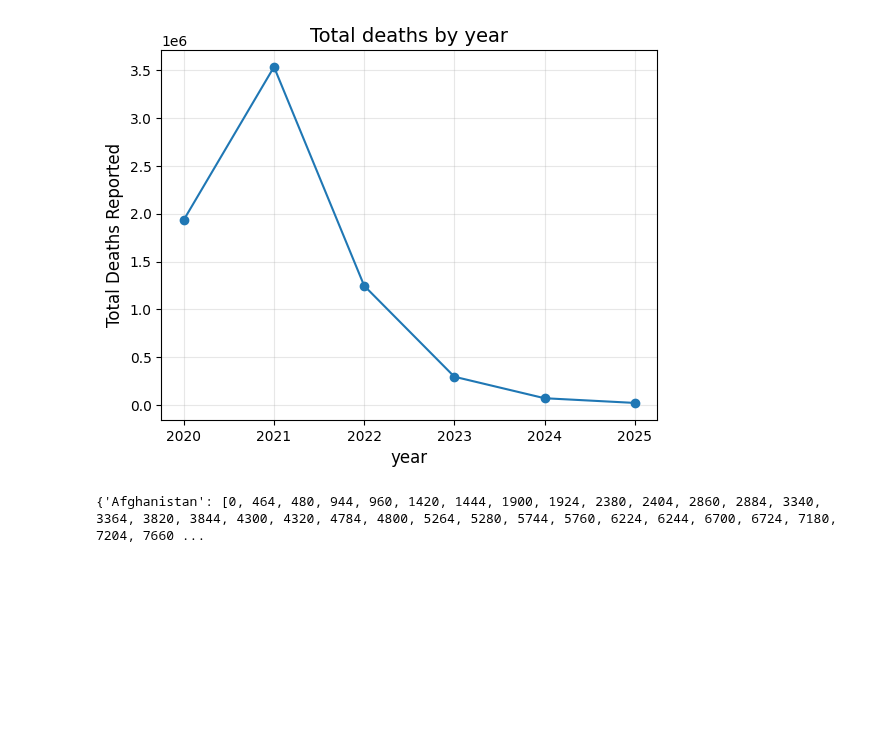
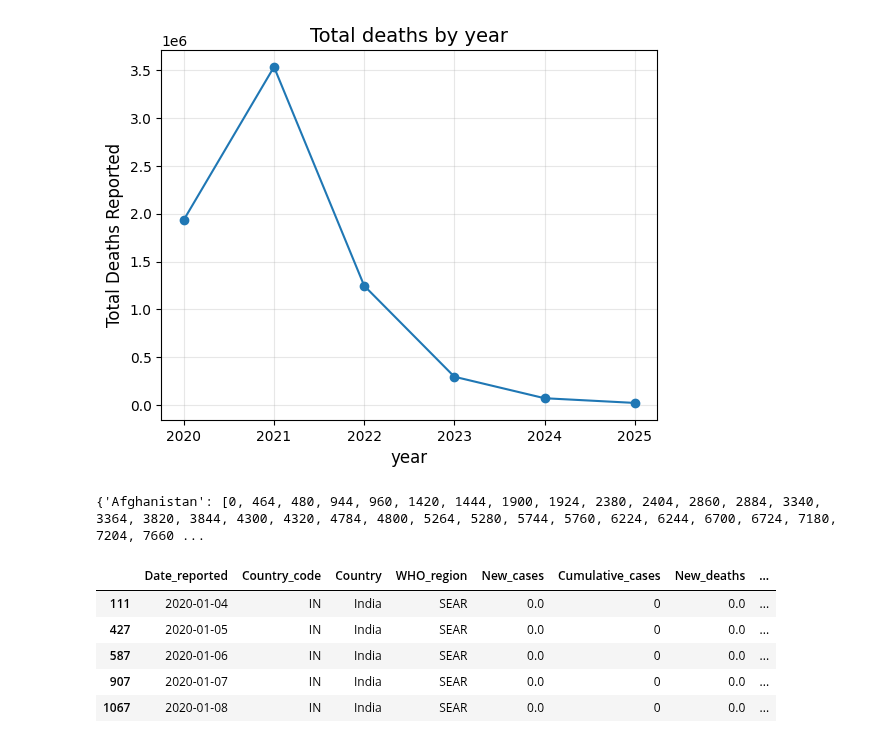
Before and after one commit to bvkiran8058/Data-Science-with-GenAI, a Jupyter notebook: EDA/Stage-3 Advanced Level.ipynb, the cells around one changed output. Saved outputs shown, nothing was run; the diff lists cells and outputs as text; code cells hidden in the pictures; blank space fills up the shorter version.

```diff
--- a/EDA/Stage-3 Advanced Level.ipynb
+++ b/EDA/Stage-3 Advanced Level.ipynb
@@ -462,2 +462,12 @@ group_by_country.groups
 # %% [output]
 {'Afghanistan': [0, 464, 480, 944, 960, 1420, 1444, 1900, 1924, 2380, 2404, 2860, 2884, 3340, 3364, 3820, 3844, 4300, 4320, 4784, 4800, 5264, 5280, 5744, 5760, 6224, 6244, 6700, 6724, 7180, 7204, 7660 ...
+# %%
+India = group_by_country.get_group('India')
+India.head()
+# %% [output]
+|  | Date_reported | Country_code | Country | WHO_region | New_cases | Cumulative_cases | New_deaths | ... |
+| 111 | 2020-01-04 | IN | India | SEAR | 0.0 | 0 | 0.0 | ... |
+| 427 | 2020-01-05 | IN | India | SEAR | 0.0 | 0 | 0.0 | ... |
+| 587 | 2020-01-06 | IN | India | SEAR | 0.0 | 0 | 0.0 | ... |
+| 907 | 2020-01-07 | IN | India | SEAR | 0.0 | 0 | 0.0 | ... |
+| 1067 | 2020-01-08 | IN | India | SEAR | 0.0 | 0 | 0.0 | ... |
```
Also changed, not shown: parts of 6 cells of this notebook.
